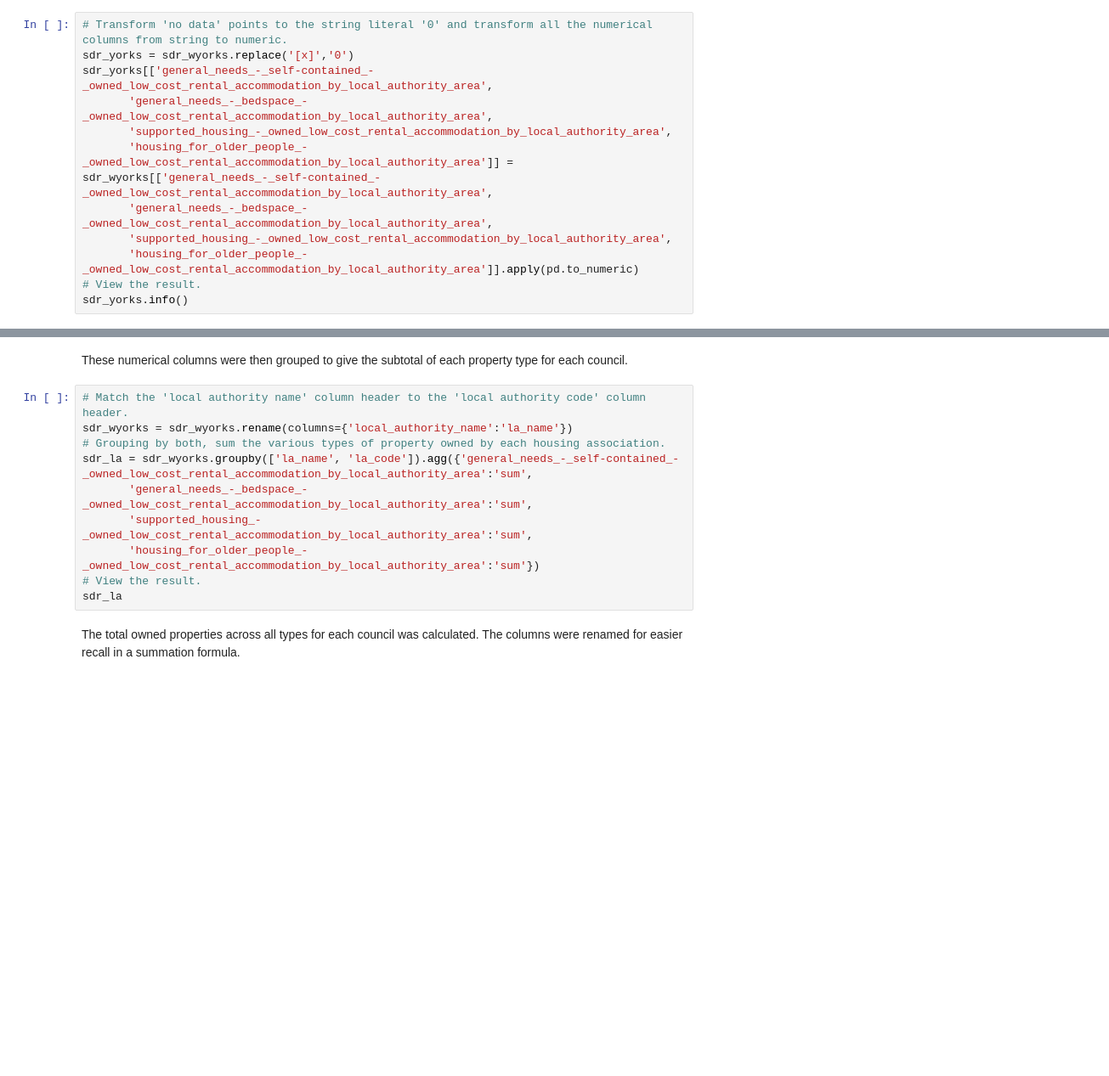
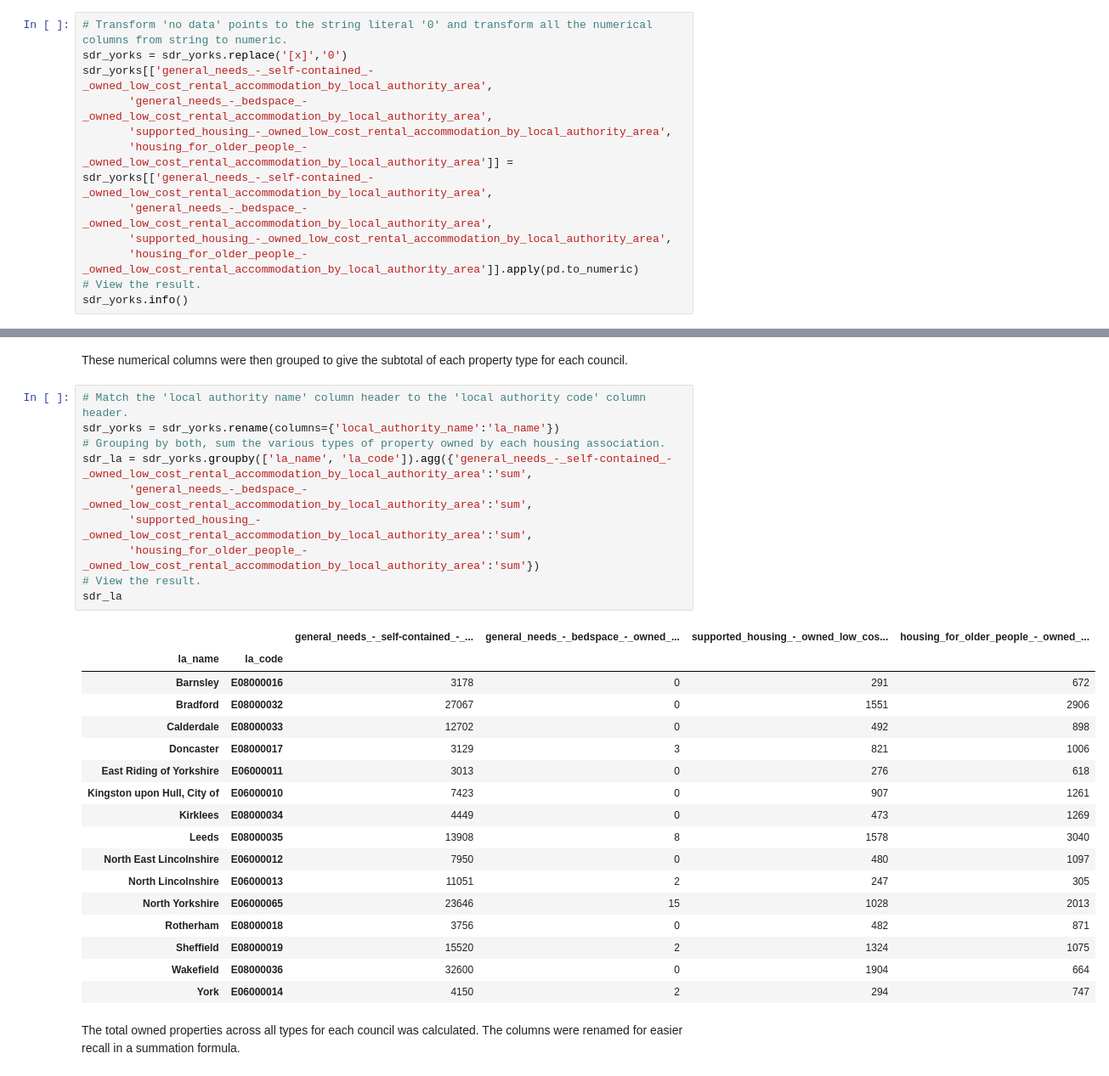
Before and after one commit to tomormerod/GEOG3003M, a Jupyter notebook: GEOG5003M_Report_Assignment_200919142.ipynb, the cells around one changed output, grey strips where cells are left out. Shown at 85% size. Drawn from its saved outputs; the diff is of its cells as text; blank space fills up the shorter version.

```diff
--- a/GEOG5003M_Report_Assignment_200919142.ipynb
+++ b/GEOG5003M_Report_Assignment_200919142.ipynb
@@ -73,11 +149,11 @@ sdr_yorks = sdr_red.loc[sdr_red['local_authority_name'].isin(['York', 'Leeds', '
 The data raw consisted of string literals of the numbers, so to be processed, it was transformed to a numerical format. To transform the null values into a number, their representation was changed from ‘[x]’ to ‘0’.
 # %%
 # Transform 'no data' points to the string literal '0' and transform all the numerical columns from string to numeric.
-sdr_yorks = sdr_wyorks.replace('[x]','0')
+sdr_yorks = sdr_yorks.replace('[x]','0')
 sdr_yorks[['general_needs_-_self-contained_-_owned_low_cost_rental_accommodation_by_local_authority_area',
        'general_needs_-_bedspace_-_owned_low_cost_rental_accommodation_by_local_authority_area',
        'supported_housing_-_owned_low_cost_rental_accommodation_by_local_authority_area',
-       'housing_for_older_people_-_owned_low_cost_rental_accommodation_by_local_authority_area']] = sdr_wyorks[['general_needs_-_self-contained_-_owned_low_cost_rental_accommodation_by_local_authority_area',
+       'housing_for_older_people_-_owned_low_cost_rental_accommodation_by_local_authority_area']] = sdr_yorks[['general_needs_-_self-contained_-_owned_low_cost_rental_accommodation_by_local_authority_area',
        'general_needs_-_bedspace_-_owned_low_cost_rental_accommodation_by_local_authority_area',
        'supported_housing_-_owned_low_cost_rental_accommodation_by_local_authority_area',
        'housing_for_older_people_-_owned_low_cost_rental_accommodation_by_local_authority_area']].apply(pd.to_numeric)
@@ -87,14 +177,32 @@ sdr_yorks.info()
 These numerical columns were then grouped to give the subtotal of each property type for each council.
 # %%
 # Match the 'local authority name' column header to the 'local authority code' column header.
-sdr_wyorks = sdr_wyorks.rename(columns={'local_authority_name':'la_name'})
+sdr_yorks = sdr_yorks.rename(columns={'local_authority_name':'la_name'})
 # Grouping by both, sum the various types of property owned by each housing association.
-sdr_la = sdr_wyorks.groupby(['la_name', 'la_code']).agg({'general_needs_-_self-contained_-_owned_low_cost_rental_accommodation_by_local_authority_area':'sum',
+sdr_la = sdr_yorks.groupby(['la_name', 'la_code']).agg({'general_needs_-_self-contained_-_owned_low_cost_rental_accommodation_by_local_authority_area':'sum',
        'general_needs_-_bedspace_-_owned_low_cost_rental_accommodation_by_local_authority_area':'sum',
        'supported_housing_-_owned_low_cost_rental_accommodation_by_local_authority_area':'sum',
        'housing_for_older_people_-_owned_low_cost_rental_accommodation_by_local_authority_area':'sum'})
 # View the result.
 sdr_la
+# %% [output]
+|  |  | general_needs_-_self-contained_-_... | general_needs_-_bedspace_-_owned_... | supported_housing_-_owned_low_cos... | housing_for_older_people_-_owned_... |
+| la_name | la_code |  |  |  |  |
+| Barnsley | E08000016 | 3178 | 0 | 291 | 672 |
+| Bradford | E08000032 | 27067 | 0 | 1551 | 2906 |
+| Calderdale | E08000033 | 12702 | 0 | 492 | 898 |
+| Doncaster | E08000017 | 3129 | 3 | 821 | 1006 |
+| East Riding of Yorkshire | E06000011 | 3013 | 0 | 276 | 618 |
+| Kingston upon Hull, City of | E06000010 | 7423 | 0 | 907 | 1261 |
+| Kirklees | E08000034 | 4449 | 0 | 473 | 1269 |
+| Leeds | E08000035 | 13908 | 8 | 1578 | 3040 |
+| North East Lincolnshire | E06000012 | 7950 | 0 | 480 | 1097 |
+| North Lincolnshire | E06000013 | 11051 | 2 | 247 | 305 |
+| North Yorkshire | E06000065 | 23646 | 15 | 1028 | 2013 |
+| Rotherham | E08000018 | 3756 | 0 | 482 | 871 |
+| Sheffield | E08000019 | 15520 | 2 | 1324 | 1075 |
+| Wakefield | E08000036 | 32600 | 0 | 1904 | 664 |
+| York | E06000014 | 4150 | 2 | 294 | 747 |
 # %% [markdown]
 The total owned properties across all types for each council was calculated. The columns were renamed for easier recall in a summation formula.
 # %%
```
Also changed, not shown: parts of 13 cells of this notebook.
